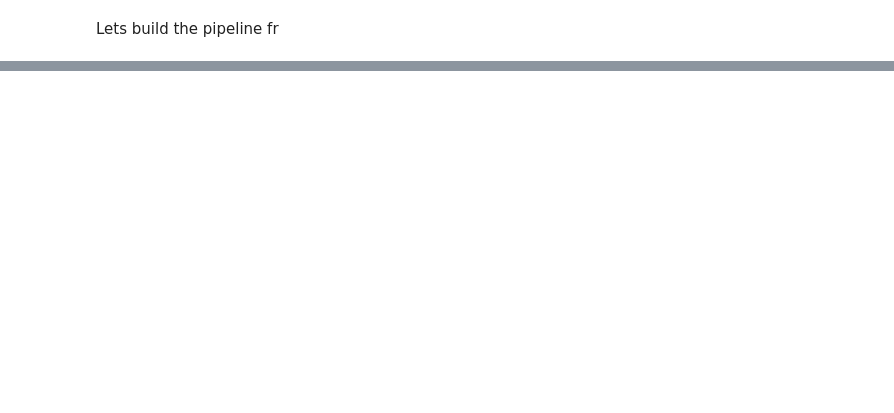
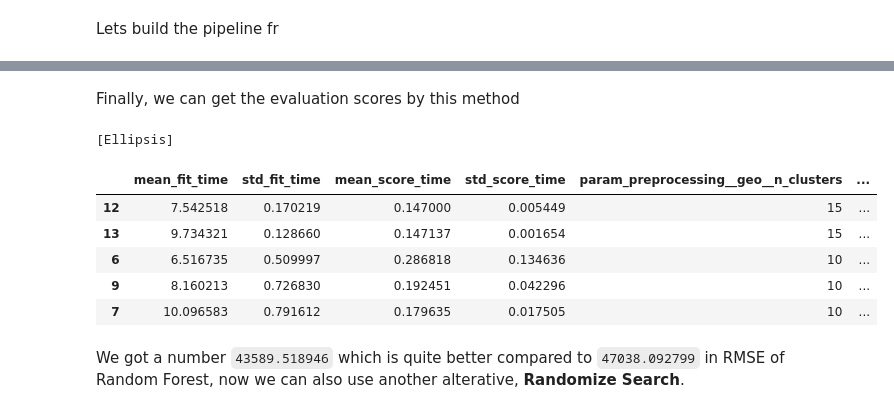
Before and after one commit to Suborno22/California-House-Sale-Prediction, a Jupyter notebook: index.ipynb, the cells around one changed output, grey strips where cells are left out. Cells and saved outputs as stored; diff of their text form; code cells hidden in the pictures; blank space fills up the shorter version.

Commit message:
Another one or two days left

```diff
--- a/index.ipynb
+++ b/index.ipynb
@@ -737,0 +869,8 @@ preprocessing = ColumnTransformer([
+# %%
+from sklearn.ensemble import RandomForestRegressor
+
+forest_reg = make_pipeline(preprocessing,RandomForestRegressor(random_state=42))
+forest_rmses = -cross_val_score(forest_reg,
+                            housing,housing_labels,
+                            scoring="neg_root_mean_squared_error",
+                            cv=10)
@@ -737,0 +891,5 @@ preprocessing = ColumnTransformer([
+# %%
+forest_reg.fit(housing, housing_labels)
+housing_predictions = forest_reg.predict(housing)
+forest_rmse = root_mean_squared_error(housing_labels, housing_predictions)
+forest_rmse
@@ -737,0 +906,19 @@ preprocessing = ColumnTransformer([
+# %%
+from sklearn.model_selection import GridSearchCV
+
+full_pipeline = Pipeline([
+    ("preprocessing", preprocessing),
+    ("random_forest",RandomForestRegressor(random_state=42))
+])
+param_grid = [
+    {
+        'preprocessing__geo__n_clusters':[5,8,10],
+        'random_forest__max_features':[4,6,8],
+    },
+    {
+        'preprocessing__geo__n_clusters':[10,15],
+        'random_forest__max_features':[6,8,10],
+    }
+]
+grid_search = GridSearchCV(full_pipeline,param_grid,cv=3,scoring='neg_root_mean_squared_error')
+grid_search.fit(housing,housing_labels)
@@ -737,0 +973,19 @@ preprocessing = ColumnTransformer([
+# %% [markdown]
+Finally, we can get the evaluation scores by this method
+# %%
+cv_res = pd.DataFrame(grid_search.cv_results_)
+cv_res.sort_values('mean_test_score',ascending=False, inplace=True)
+[...]
+# %% [output]
+[Ellipsis]
+# %%
+cv_res.head()
+# %% [output]
+|  | mean_fit_time | std_fit_time | mean_score_time | std_score_time | param_preprocessing__geo__n_clusters | ... |
+| 12 | 7.542518 | 0.170219 | 0.147000 | 0.005449 | 15 | ... |
+| 13 | 9.734321 | 0.128660 | 0.147137 | 0.001654 | 15 | ... |
+| 6 | 6.516735 | 0.509997 | 0.286818 | 0.134636 | 10 | ... |
+| 9 | 8.160213 | 0.726830 | 0.192451 | 0.042296 | 10 | ... |
+| 7 | 10.096583 | 0.791612 | 0.179635 | 0.017505 | 10 | ... |
+# %% [markdown]
+We got a number `43589.518946` which is quite better compared to `47038.092799` in RMSE of Random Forest, now we can also use another alterative, **Randomize Search**.
```
Also changed, not shown: parts of 29 cells of this notebook, 2 other files.
